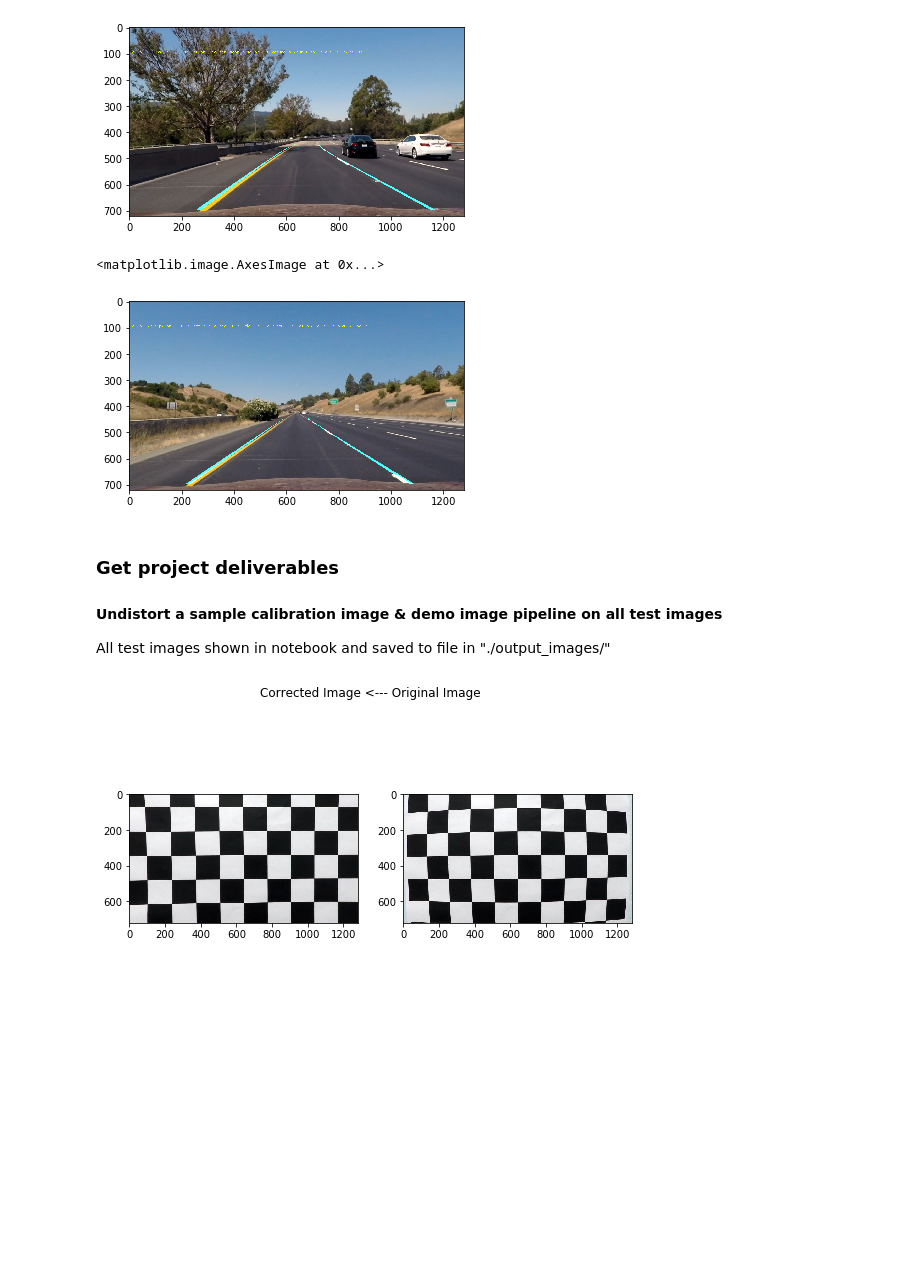
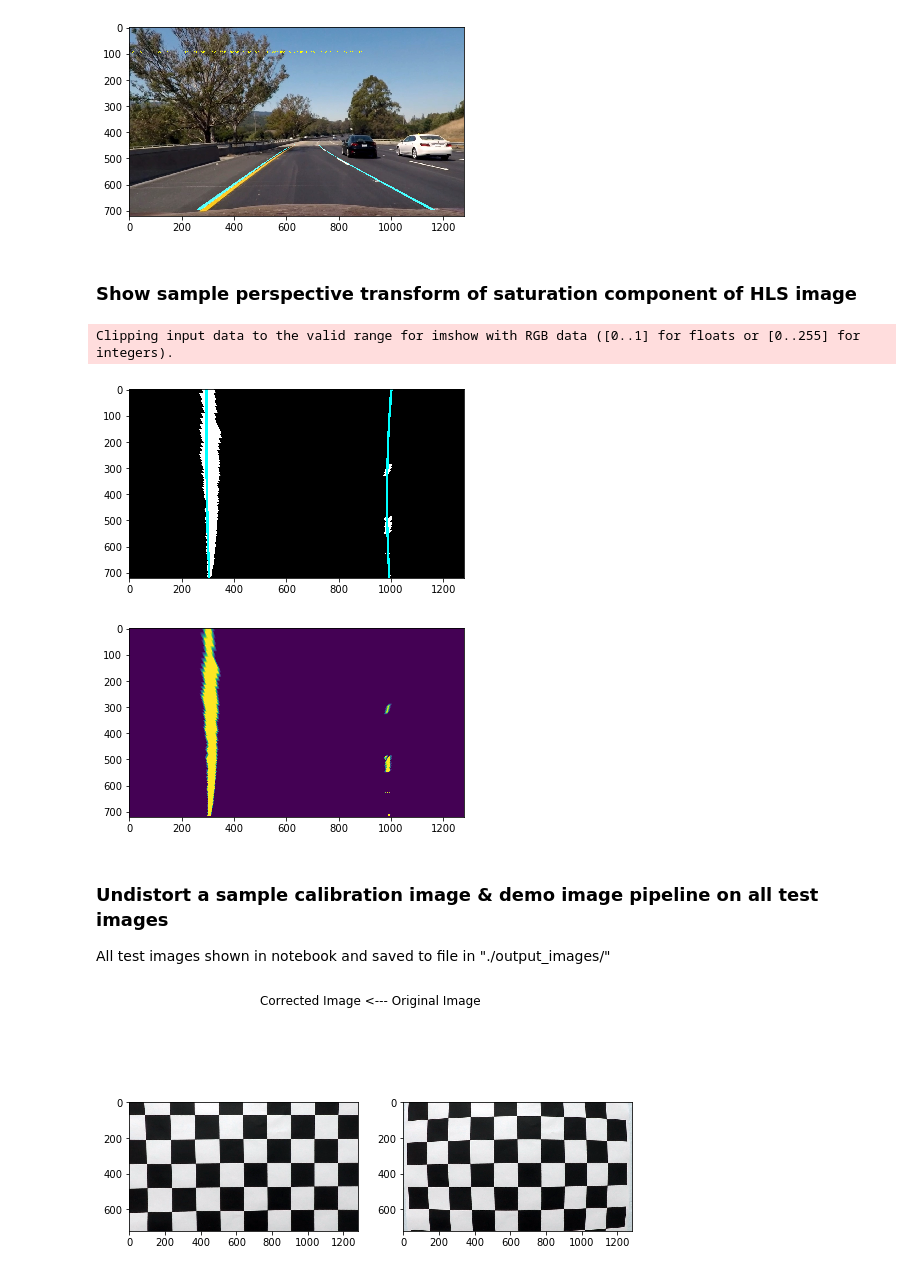
Before and after one commit to alamarche/CarND-Advanced-Lane-Lines, a Jupyter notebook: assignment.ipynb, the cells around one changed output. Cells and saved outputs as stored; diff of their text form; code cells hidden in the pictures; blank space fills up the shorter version.

Commit message:
Structured notebook around project deliverables

```diff
--- a/assignment.ipynb
+++ b/assignment.ipynb
@@ -164,7 +164,7 @@ def fitLaneLineTfm(binLaneImg, start=0, end=1279, ybins=60):
 
     return c, lambda y: c[2] + c[1] * y + c[0] * y**2 + start
 
-def makeLineFitOverlay(laneLines, curveFunc1, curveFunc2, thk=15):
+def makeLineFitOverlay(laneLines, curveFunc1, curveFunc2, mode=False, thk=15):
     """Function to find lane lines via modified histogram approach & find a polynomial
     curve fit.
 
@@ -172,7 +172,9 @@ def makeLineFitOverlay(laneLines, curveFunc1, curveFunc2, thk=15):
     polynomial fit"""
 
     sizey = np.shape(laneLines)[0]
-    laneLines = np.zeros_like(laneLines)
+
+    if mode is False:
+        laneLines = np.zeros_like(laneLines)
 
     # Create a list of "line" objects for cv2.polyLines() to use
     pts1 = [[curveFunc1(i-1), i-1] for i in range(1, sizey)]
@@ -342,14 +345,47 @@ for i in os.listdir("./test_images/"):
 [figure]
 [figure]
 [figure]
-# %%
-plt.imshow(newimg.astype(np.uint8))
-# %% [output]
-<matplotlib.image.AxesImage at 0x...>
-[figure, removed]
+# %% [markdown]
+### Show sample perspective transform of saturation component of HLS image
+# %%
+img = mpimg.imread("./test_images/straight_lines1.jpg").astype(np.uint8)
+img = cv2.undistort(img, camMat, distortMat, None, camMat)
+
+# Set-up perspective transform shtuff - assumed conditions are default fxn parameters
+m, m_inv = getPerspTransform()
+
+# Apply logic to find lane lines
+imghls = cv2.cvtColor(img, cv2.COLOR_RGB2HLS)[:,:,2]
+sobMag, sobAngle, sobX, sobY = doSobel(imghls, ddepth=cv2.CV_64F, kernel=7)
+
+sobMag = scaleImg(sobMag)
+sobX = scaleImg(abs(sobX))
+
+# Generate lane detection conditions for perspective image
+conditionsLeft = (sobAngle > np.pi/12) & (sobAngle < 5*np.pi/12) & (sobMag <= 255) & (sobMag > 30)
+conditionsRight = (sobAngle < -np.pi/12) & (sobAngle > -5*np.pi/12) & (sobMag <= 255) & (sobMag > 30)
+
+# Perform perspective transform, get lane fits
+leftLaneTfm, rightLaneTfm = findLanes(imghls, conditionsLeft, conditionsRight, m, m_inv)
+
+lCoeff, leftLaneFit = fitLaneLineTfm(leftLaneTfm[:, :640], start=0, end=640)
+rCoeff, rightLaneFit = fitLaneLineTfm(rightLaneTfm, start=640, end=1279)
+
+# Create a list of "line" objects for cv2.polyLines() to use
+imghls = makeLineFitOverlay(orthoLanes, leftLaneFit, rightLaneFit, mode=True, thk=8)
+
+# orthoLanes, perspLanes = makeLineFitOverlay(leftLaneTfm, leftLaneFit, rightLaneFit)
+orthoLanes = cv2.addWeighted(rightLaneTfm, 1, leftLaneTfm, 1, 0)
+plt.imshow(imghls)
+plt.show()
+plt.imshow(orthoLanes)
+plt.show()
+# %% [output]
+Clipping input data to the valid range for imshow with RGB data ([0..1] for floats or [0..255] for integers).
+[figure, added]
+[figure, added]
 # %% [markdown]
-### Get project deliverables
-#### Undistort a sample calibration image & demo image pipeline on all test images
+### Undistort a sample calibration image & demo image pipeline on all test images
 All test images shown in notebook and saved to file in "./output_images/"
 # %%
 # Fulfill distortion comparison deliverable
```
Also changed, not shown: parts of 6 cells of this notebook, 1 other file.
